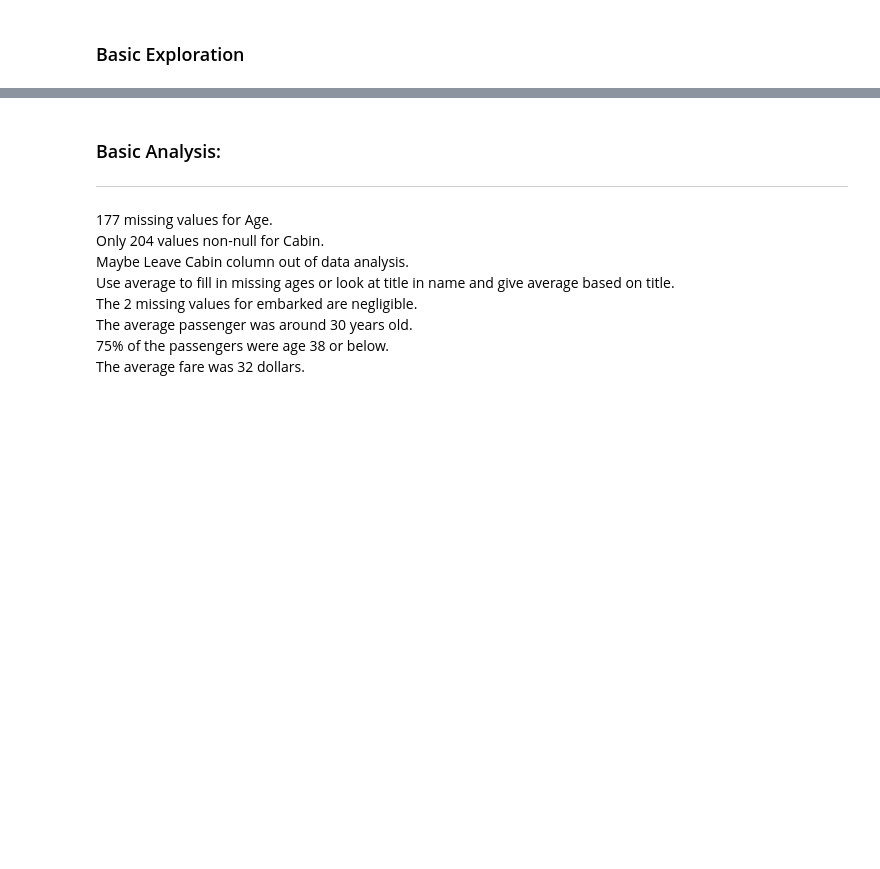
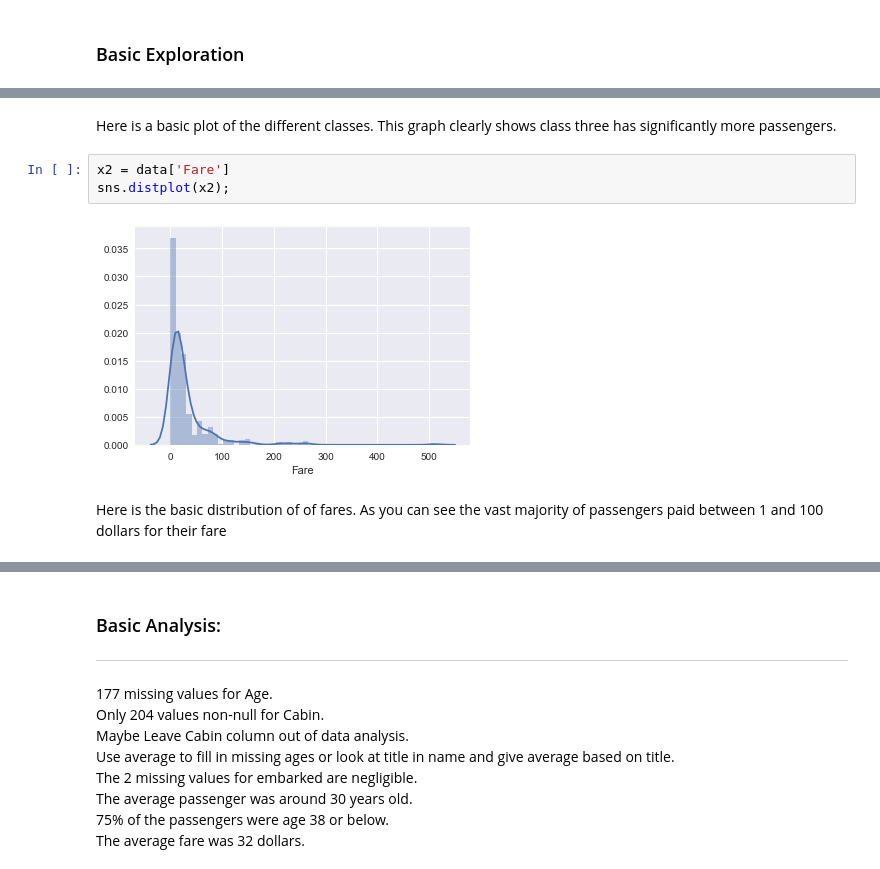
Before and after one commit to iqbal125/titanic_data_analysis, a Jupyter notebook: titanic_data_analysis.ipynb, the cells around one changed output, grey strips where cells are left out. Saved outputs shown, nothing was run; the diff lists cells and outputs as text; blank space fills up the shorter version.

```diff
--- a/titanic_data_analysis.ipynb
+++ b/titanic_data_analysis.ipynb
@@ -86,0 +78,9 @@ dtype: int64
+# %% [markdown]
+Here is a basic plot of the different classes. This graph clearly shows class three has significantly more passengers.
+# %%
+x2 = data['Fare']
+sns.distplot(x2);
+# %% [output]
+[figure, added]
+# %% [markdown]
+Here is the basic distribution of of fares. As you can see the vast majority of passengers paid between 1 and 100 dollars for their fare
```
Also changed, not shown: parts of 40 cells of this notebook, 1 other file.
